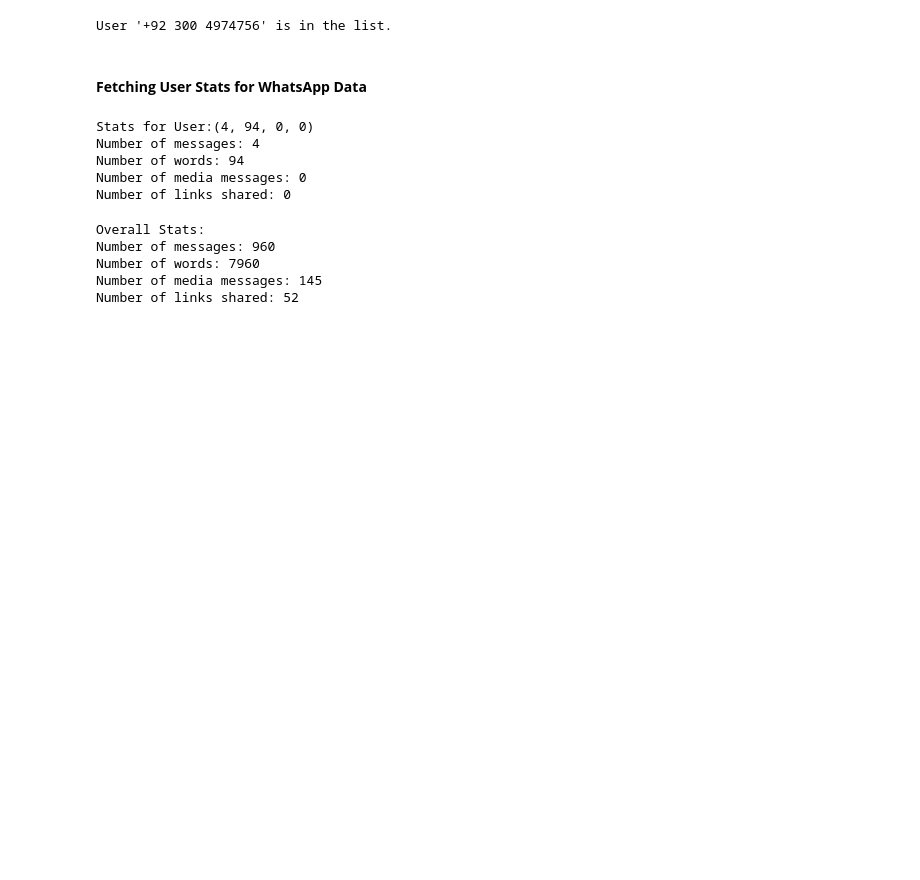
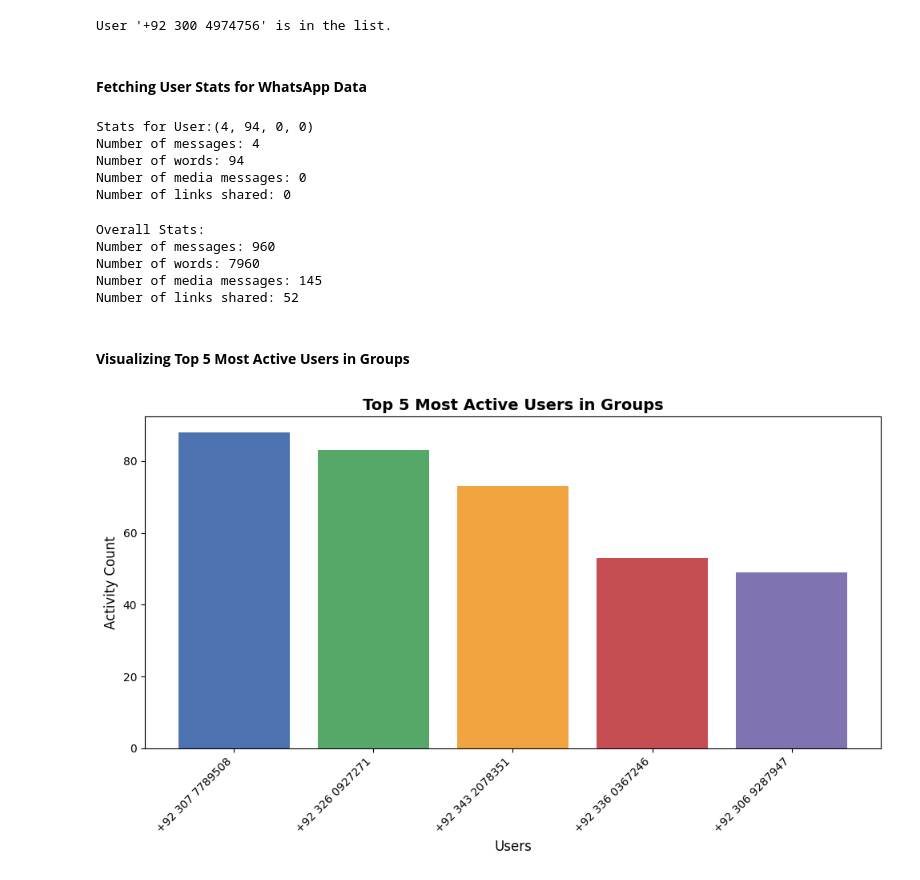
Before and after one commit to SURESHBEEKHANI/WhatsApp-Conversations-Analysis, a Jupyter notebook: notebook/Experiments.ipynb, the cells around one changed output. Drawn from its saved outputs; the diff is of its cells as text; code cells hidden in the pictures; blank space fills up the shorter version.

Commit message:
update top 5 users feature

```diff
--- a/notebook/Experiments.ipynb
+++ b/notebook/Experiments.ipynb
@@ -229,3 +229,36 @@ Number of messages: 960
 Number of words: 7960
 Number of media messages: 145
 Number of links shared: 52
+# %% [markdown]
+#### **Visualizing Top 5 Most Active Users in Groups**
+# %%
+import matplotlib.pyplot as plt  # type: ignore
+
+
+x=df['User'].value_counts().head()
+
+# Assuming 'x' is a pandas Series with index as users and values as counts
+name = x.index
+count = x.values
+
+# Set figure size for better visualization
+plt.figure(figsize=(10, 6))
+
+# Create a bar chart with customized colors and more aesthetically pleasing style
+plt.bar(name, count, color=['#4C72B0', '#55A868', '#F1A340', '#C44E52', '#8172B2'])
+
+# Add labels and title with improved font size and style
+plt.xlabel("Users", fontsize=12)
+plt.ylabel("Activity Count", fontsize=12)
+plt.title("Top 5 Most Active Users in Groups", fontsize=14, fontweight='bold')
+
+# Rotate x-axis labels for better readability
+plt.xticks(rotation=45, ha='right', fontsize=10)
+
+# Adjust layout to avoid overlap and improve clarity
+plt.tight_layout()
+
+# Show the plot
+plt.show()
+# %% [output]
+[figure, added]
```
Also changed, not shown: parts of 2 cells of this notebook, 2 other files.
